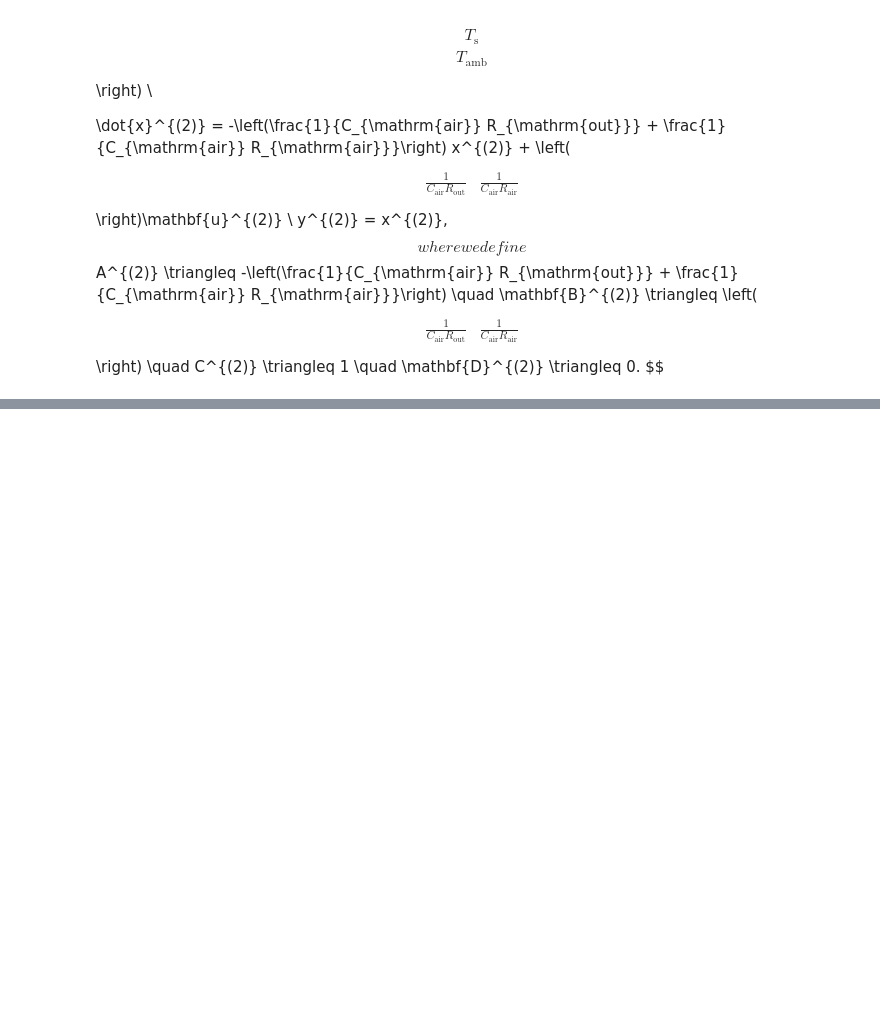
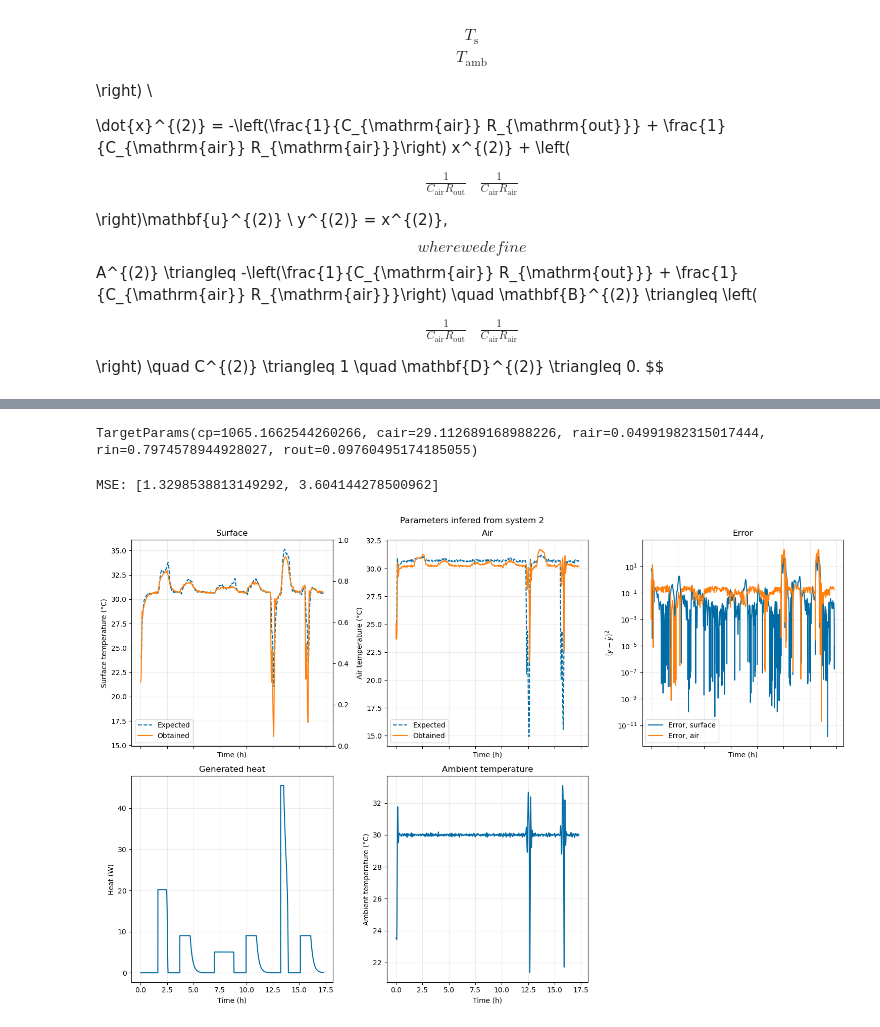
Before and after one commit to prognostics-lab/lion, a Jupyter notebook: data_raw/240209_temptest_C6B2.ipynb, the cells around one changed output, grey strips where cells are left out. Saved outputs shown, nothing was run; the diff lists cells and outputs as text; code cells hidden in the pictures; blank space fills up the shorter version.

```diff
--- a/data_raw/240209_temptest_C6B2.ipynb
+++ b/data_raw/240209_temptest_C6B2.ipynb
@@ -679,0 +811,72 @@ c:\Users\Cristobal\.conda\envs\case\Lib\site-packages\scipy\signal\_filter_desig
+# %%
+def _wrapper(u, y, x0, params):
+    def _fn(t, cair, rair):
+        return generate_sys2(u, y, x0)(t, params[0], cair, rair, params[3], params[4])
+    return _fn
+
+
+_temp_params2, cov2 = optimize.curve_fit(_wrapper(u_train, y_train, x0_train, params1), t_train, y_train[:, 1], np.ones(2), bounds=(0, np.inf))
+params2 = np.array([params1[0], *_temp_params2, params1[3], params1[4]])
+TargetParams(*params2)
+# %% [output]
+TargetParams(cp=1065.1662544260266, cair=29.112689168988226, rair=0.04991982315017444, rin=0.7974578944928027, rout=0.09760495174185055)
+# %%
+evaluate_sf = generate_evaluation1(y_eval[:, 0], u_eval, y_eval, t_eval, x0_eval)
+expected_sf, obtained_sf, error_sf = evaluate_sf(TargetParams(*params2))
+error_sf_square = error_sf ** 2
+mse_sf = error_sf.conjugate().T @ error_sf / len(error_sf)
+evaluate_air = generate_evaluation2(y_eval[:, 1], u_eval, y_eval, t_eval, x0_eval)
+expected_air, obtained_air, error_air = evaluate_air(TargetParams(*params2))
+error_air_square = error_air ** 2
+mse_air = error_air.conjugate().T @ error_air / len(error_air)
+print(f"MSE: {[mse_sf, mse_air]}")
+
+fig, ((ax1, ax2, ax3), (ax4, ax5, ax6)) = plt.subplots(2, 3, figsize=(15, 10), sharex=True)
+
+ax1.plot(t_eval / 3600, expected_sf, label="Expected", linestyle="--")
+ax1.plot(t_eval / 3600, obtained_sf, label="Obtained")
+ax2.plot(t_eval / 3600, expected_air, label="Expected", linestyle="--")
+ax2.plot(t_eval / 3600, obtained_air, label="Obtained")
+ax3.plot(t_eval / 3600, error_sf_square, label="Error, surface")
+ax3.plot(t_eval / 3600, error_air_square, label="Error, air")
+
+ax4.plot(t_eval / 3600, u_eval[:, 1], label="Generated heat")
+ax5.plot(t_eval / 3600, u_eval[:, 0], label="Ambient temperature")
+ax6.remove()
+
+ax1.set_xlabel("Time (h)")
+ax1.set_ylabel("Surface temperature (°C)")
+ax2.set_xlabel("Time (h)")
+ax2.set_ylabel("Air temperature (°C)")
+ax3.set_xlabel("Time (h)")
+ax3.set_ylabel("$\\left(y - \\hat y\\right)^2$")
+ax4.set_xlabel("Time (h)")
+ax4.set_ylabel("Heat (W)")
+ax5.set_xlabel("Time (h)")
+ax5.set_ylabel("Ambient temperature (°C)")
+
+ax1.set_title("Surface")
+ax2.set_title("Air")
+ax3.set_title("Error")
+ax4.set_title("Generated heat")
+ax5.set_title("Ambient temperature")
+
+ax1.legend()
+ax2.legend()
+ax3.legend()
+ax1.grid(alpha=0.25)
+ax2.grid(alpha=0.25)
+ax3.grid(alpha=0.25)
+ax4.grid(alpha=0.25)
+ax5.grid(alpha=0.25)
+
+ax3.set_yscale("log")
+fig.suptitle("Parameters infered from system 2")
+
+fig.tight_layout()
+if SAVE:
+    fig.savefig(os.path.join(IMG_DIR, f"decoupled-sys2.{SAVE_FMT}"), **SAVEFIG_PARAMS)
+plt.show()
+# %% [output]
+MSE: [1.3298538813149292, 3.604144278500962]
+[figure, added]
```
Also changed, not shown: parts of 5 cells of this notebook, 1 other file.
